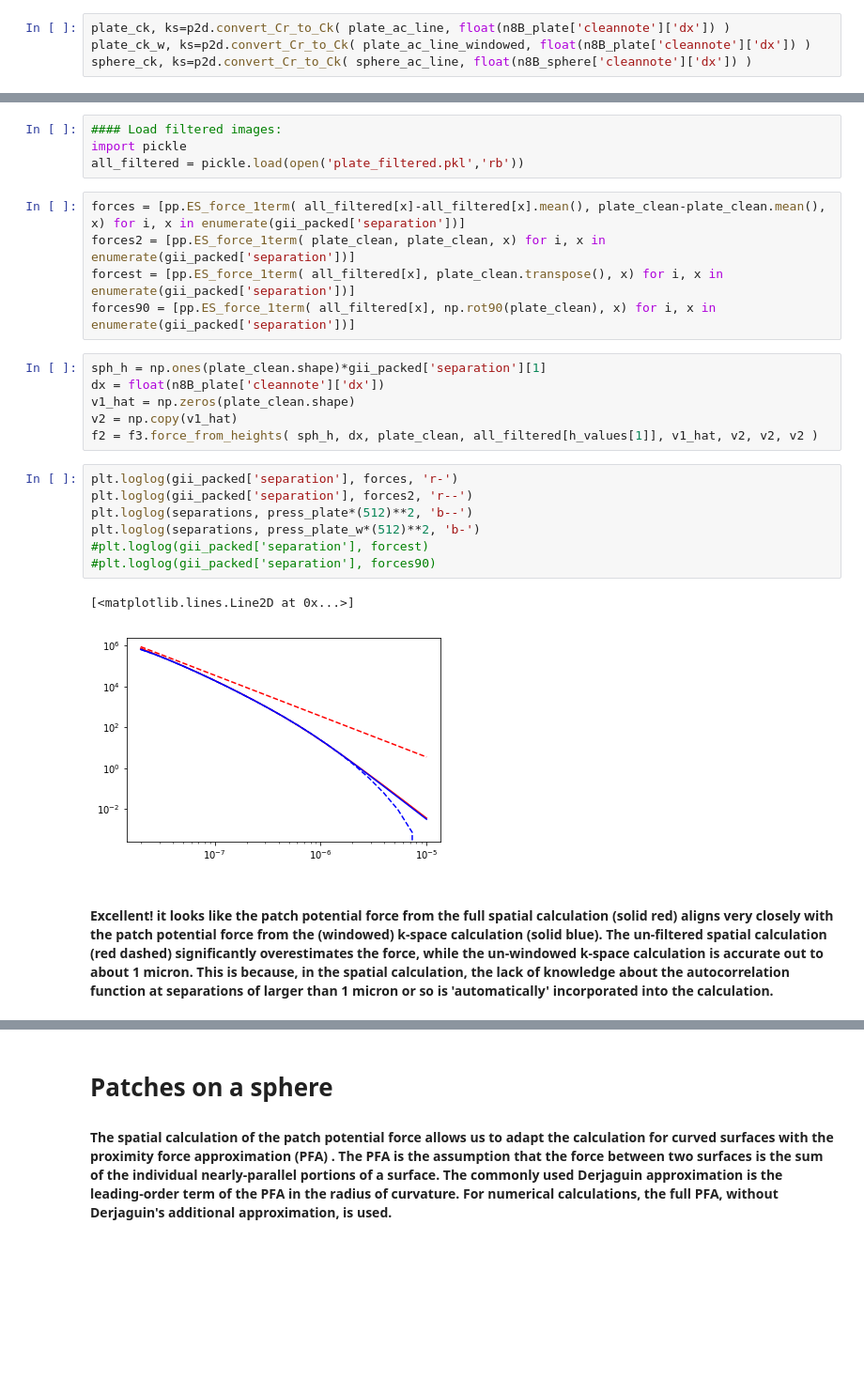
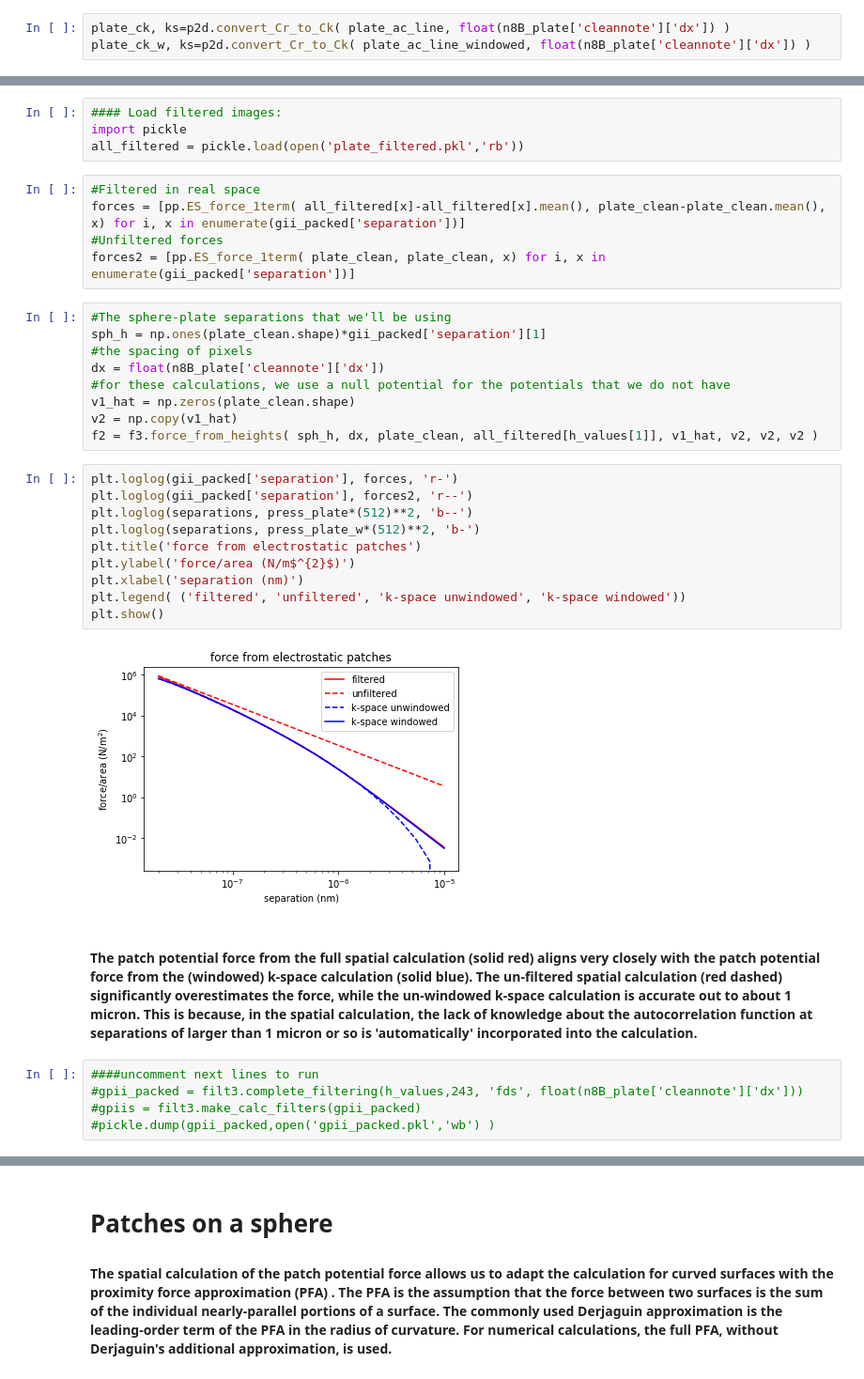
Before and after one commit to jlgarrett/NISEpy, a Jupyter notebook: PFApatchpotentials/Patches_On_2surfaces_Supplemental.ipynb, the cells around one changed output, grey strips where cells are left out. Shown at 94% size. Saved outputs shown, nothing was run; the diff lists cells and outputs as text; blank space fills up the shorter version.

```diff
--- a/PFApatchpotentials/Patches_On_2surfaces_Supplemental.ipynb
+++ b/PFApatchpotentials/Patches_On_2surfaces_Supplemental.ipynb
@@ -153,7 +134,6 @@ plt.show()
 # %%
 plate_ck, ks=p2d.convert_Cr_to_Ck( plate_ac_line, float(n8B_plate['cleannote']['dx']) )
 plate_ck_w, ks=p2d.convert_Cr_to_Ck( plate_ac_line_windowed, float(n8B_plate['cleannote']['dx']) )
-sphere_ck, ks=p2d.convert_Cr_to_Ck( sphere_ac_line, float(n8B_sphere['cleannote']['dx']) )
 # %% [markdown]
 #### Behunin *et al.* PRA 2012 describes how to convert the autocorrelation function in real space C(r) to k-space C[k]:
 
@@ -374,25 +362,35 @@ giis = filt3.make_calc_filters(gii_packed)
 import pickle
 all_filtered = pickle.load(open('plate_filtered.pkl','rb'))
 # %%
+#Filtered in real space
 forces = [pp.ES_force_1term( all_filtered[x]-all_filtered[x].mean(), plate_clean-plate_clean.mean(), x) for i, x in enumerate(gii_packed['separation'])]
+#Unfiltered forces
 forces2 = [pp.ES_force_1term( plate_clean, plate_clean, x) for i, x in enumerate(gii_packed['separation'])]
-forcest = [pp.ES_force_1term( all_filtered[x], plate_clean.transpose(), x) for i, x in enumerate(gii_packed['separation'])]
-forces90 = [pp.ES_force_1term( all_filtered[x], np.rot90(plate_clean), x) for i, x in enumerate(gii_packed['separation'])]
 # %%
+#The sphere-plate separations that we'll be using
 sph_h = np.ones(plate_clean.shape)*gii_packed['separation'][1]
+#the spacing of pixels
 dx = float(n8B_plate['cleannote']['dx'])
+#for these calculations, we use a null potential for the potentials that we do not have
 v1_hat = np.zeros(plate_clean.shape)
 v2 = np.copy(v1_hat)
 f2 = f3.force_from_heights( sph_h, dx, plate_clean, all_filtered[h_values[1]], v1_hat, v2, v2, v2 )
 # %%
 plt.loglog(gii_packed['separation'], forces, 'r-')
 plt.loglog(gii_packed['separation'], forces2, 'r--')
 plt.loglog(separations, press_plate*(512)**2, 'b--')
 plt.loglog(separations, press_plate_w*(512)**2, 'b-')
-#plt.loglog(gii_packed['separation'], forcest)
-#plt.loglog(gii_packed['separation'], forces90)
+plt.title('force from electrostatic patches')
+plt.ylabel('force/area (N/m$^{2}$)')
+plt.xlabel('separation (nm)')
+plt.legend( ('filtered', 'unfiltered', 'k-space unwindowed', 'k-space windowed'))
+plt.show()
 # %% [output]
-[<matplotlib.lines.Line2D at 0x...>]
-[figure, old version]
+[figure, new version]
 # %% [markdown]
-#### Excellent! it looks like the patch potential force from the full spatial calculation (solid red) aligns very closely with the patch potential force from the (windowed) k-space calculation (solid blue). The un-filtered spatial calculation (red dashed) significantly overestimates the force, while the un-windowed k-space calculation is accurate out to about 1 micron. This is because, in the spatial calculation, the lack of knowledge about the autocorrelation function at separations of larger than 1 micron or so is 'automatically' incorporated into the calculation.
+#### The patch potential force from the full spatial calculation (solid red) aligns very closely with the patch potential force from the (windowed) k-space calculation (solid blue). The un-filtered spatial calculation (red dashed) significantly overestimates the force, while the un-windowed k-space calculation is accurate out to about 1 micron. This is because, in the spatial calculation, the lack of knowledge about the autocorrelation function at separations of larger than 1 micron or so is 'automatically' incorporated into the calculation.
+# %%
+####uncomment next lines to run
+#gpii_packed = filt3.complete_filtering(h_values,243, 'fds', float(n8B_plate['cleannote']['dx']))
+#gpiis = filt3.make_calc_filters(gpii_packed)
+#pickle.dump(gpii_packed,open('gpii_packed.pkl','wb') )
```
Also changed, not shown: parts of 54 cells of this notebook, 2 other files.
